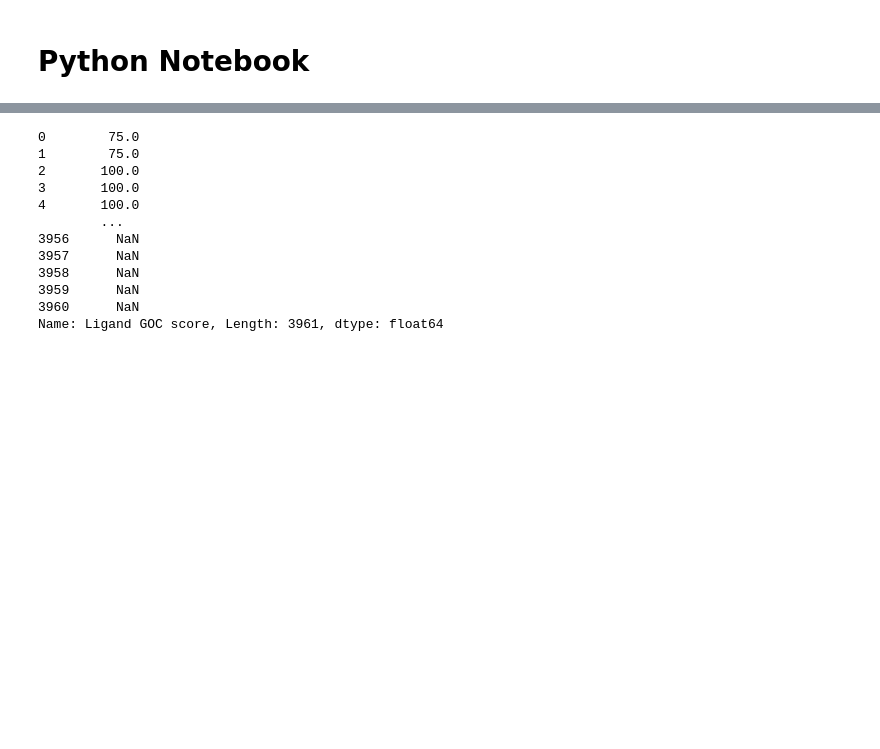
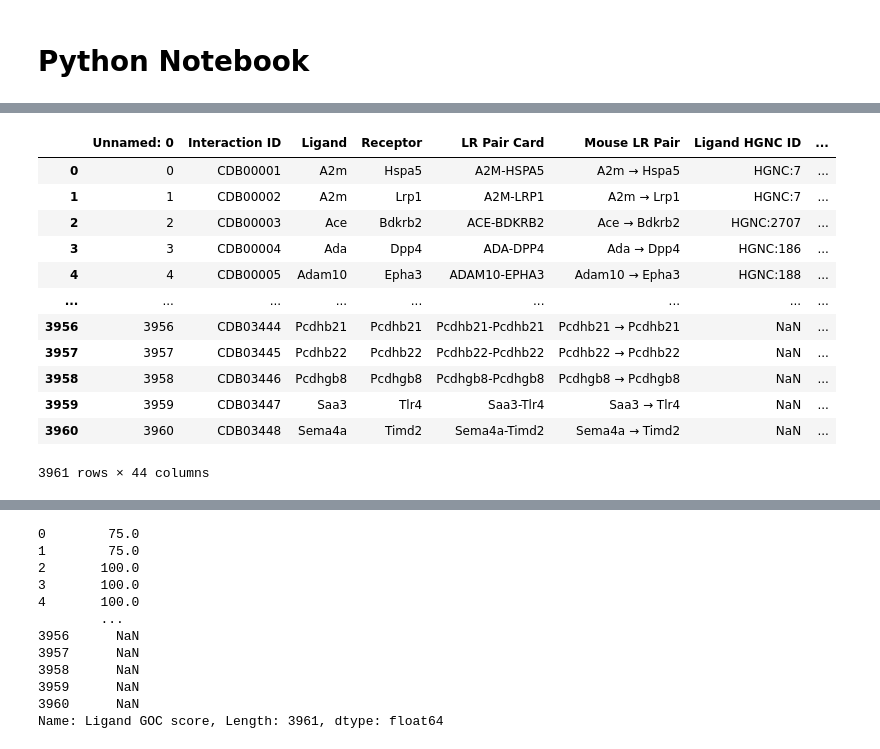
Before and after one commit to bioinfo-YCU/ConnectomeDB, a Jupyter notebook: Python_test.ipynb, the cells around one changed output, grey strips where cells are left out. Cells and saved outputs as stored; diff of their text form; code cells hidden in the pictures; blank space fills up the shorter version.

```diff
--- a/Python_test.ipynb
+++ b/Python_test.ipynb
@@ -1148,0 +674,17 @@ Total orthologous pairs: 20805
+# %%
+final_result= pd.read_csv("data/human_mouse_merged_ensemblBiomaRt_inParanoid.csv")
+final_result
+# %% [output]
+|  | Unnamed: 0 | Interaction ID | Ligand | Receptor | LR Pair Card | Mouse LR Pair | Ligand HGNC ID | ... |
+| 0 | 0 | CDB00001 | A2m | Hspa5 | A2M-HSPA5 | A2m → Hspa5 | HGNC:7 | ... |
+| 1 | 1 | CDB00002 | A2m | Lrp1 | A2M-LRP1 | A2m → Lrp1 | HGNC:7 | ... |
+| 2 | 2 | CDB00003 | Ace | Bdkrb2 | ACE-BDKRB2 | Ace → Bdkrb2 | HGNC:2707 | ... |
+| 3 | 3 | CDB00004 | Ada | Dpp4 | ADA-DPP4 | Ada → Dpp4 | HGNC:186 | ... |
+| 4 | 4 | CDB00005 | Adam10 | Epha3 | ADAM10-EPHA3 | Adam10 → Epha3 | HGNC:188 | ... |
+| ... | ... | ... | ... | ... | ... | ... | ... | ... |
+| 3956 | 3956 | CDB03444 | Pcdhb21 | Pcdhb21 | Pcdhb21-Pcdhb21 | Pcdhb21 → Pcdhb21 | NaN | ... |
+| 3957 | 3957 | CDB03445 | Pcdhb22 | Pcdhb22 | Pcdhb22-Pcdhb22 | Pcdhb22 → Pcdhb22 | NaN | ... |
+| 3958 | 3958 | CDB03446 | Pcdhgb8 | Pcdhgb8 | Pcdhgb8-Pcdhgb8 | Pcdhgb8 → Pcdhgb8 | NaN | ... |
+| 3959 | 3959 | CDB03447 | Saa3 | Tlr4 | Saa3-Tlr4 | Saa3 → Tlr4 | NaN | ... |
+| 3960 | 3960 | CDB03448 | Sema4a | Timd2 | Sema4a-Timd2 | Sema4a → Timd2 | NaN | ... |
+3961 rows × 44 columns
```
Also changed, not shown: parts of 48 cells of this notebook, 12 other files.
